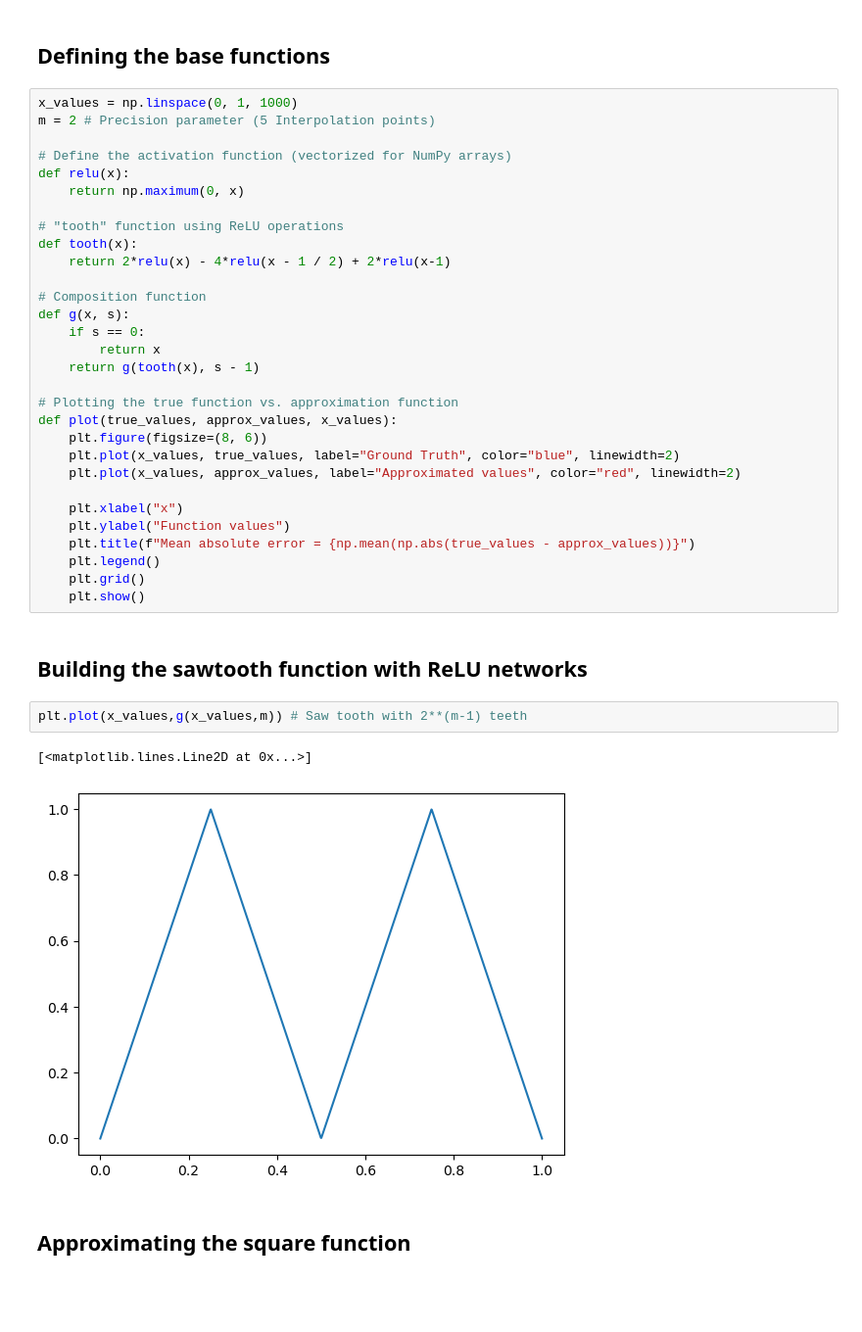
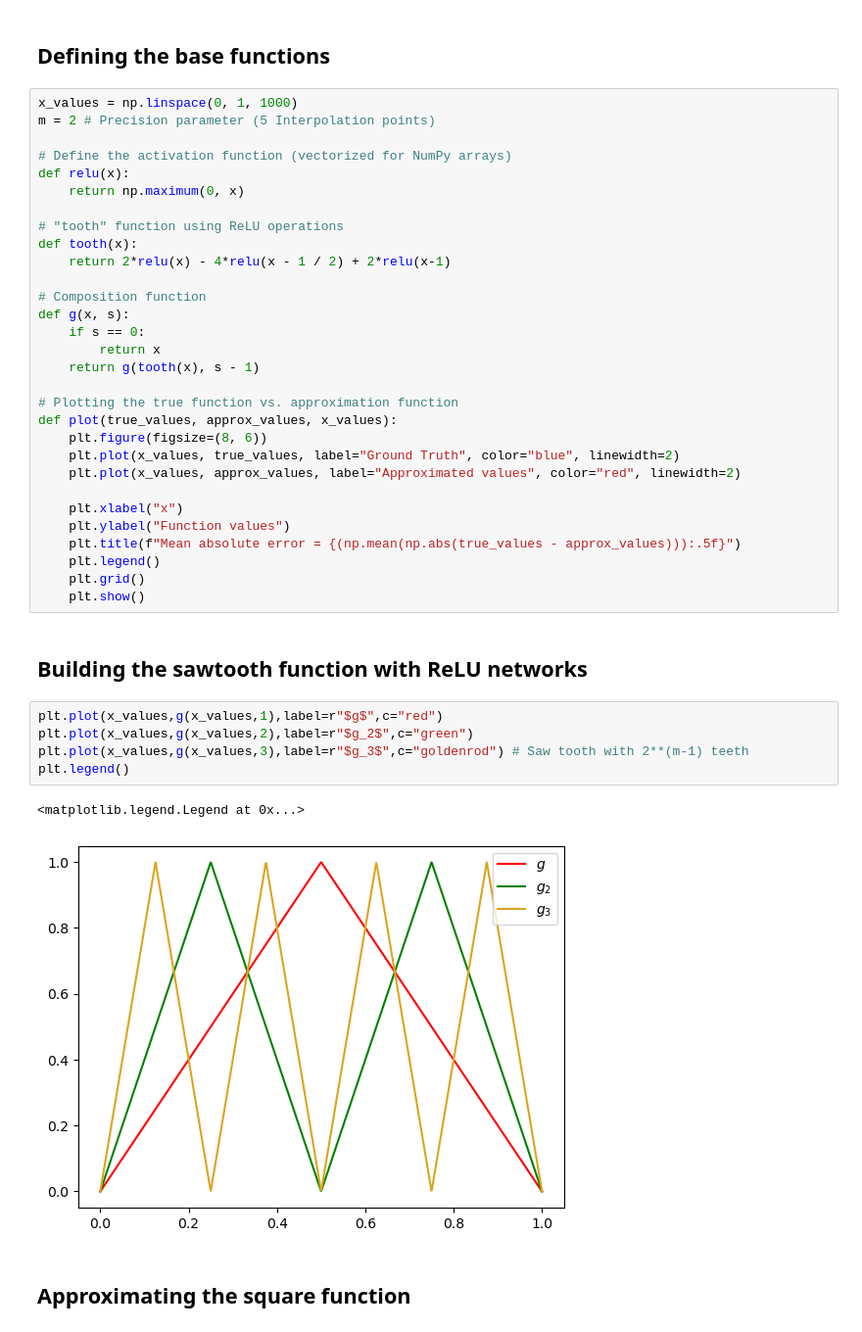
Before and after one commit to alexandre-bismuth/BachelorThesis, a Jupyter notebook: FunctionApproximation/gunshotApprox.ipynb, the cells around one changed output. Shown at 98% size. Cells and saved outputs as stored; diff of their text form; blank space fills up the shorter version.

```diff
--- a/FunctionApproximation/gunshotApprox.ipynb
+++ b/FunctionApproximation/gunshotApprox.ipynb
@@ -34,17 +34,20 @@ def plot(true_values, approx_values, x_values):
 
     plt.xlabel("x")
     plt.ylabel("Function values")
-    plt.title(f"Mean absolute error = {np.mean(np.abs(true_values - approx_values))}")
+    plt.title(f"Mean absolute error = {(np.mean(np.abs(true_values - approx_values))):.5f}")
     plt.legend()
     plt.grid()
     plt.show()
 # %% [markdown]
 ## Building the sawtooth function with ReLU networks
-# %%
-plt.plot(x_values,g(x_values,m)) # Saw tooth with 2**(m-1) teeth
-# %% [output]
-[<matplotlib.lines.Line2D at 0x...>]
-[figure, removed]
+# %%
+plt.plot(x_values,g(x_values,1),label=r"$g$",c="red")
+plt.plot(x_values,g(x_values,2),label=r"$g_2$",c="green")
+plt.plot(x_values,g(x_values,3),label=r"$g_3$",c="goldenrod") # Saw tooth with 2**(m-1) teeth
+plt.legend()
+# %% [output]
+<matplotlib.legend.Legend at 0x...>
+[figure, added]
 # %% [markdown]
 ## Approximating the square function
 # %%
```
Also changed, not shown: parts of 13 cells of this notebook.
